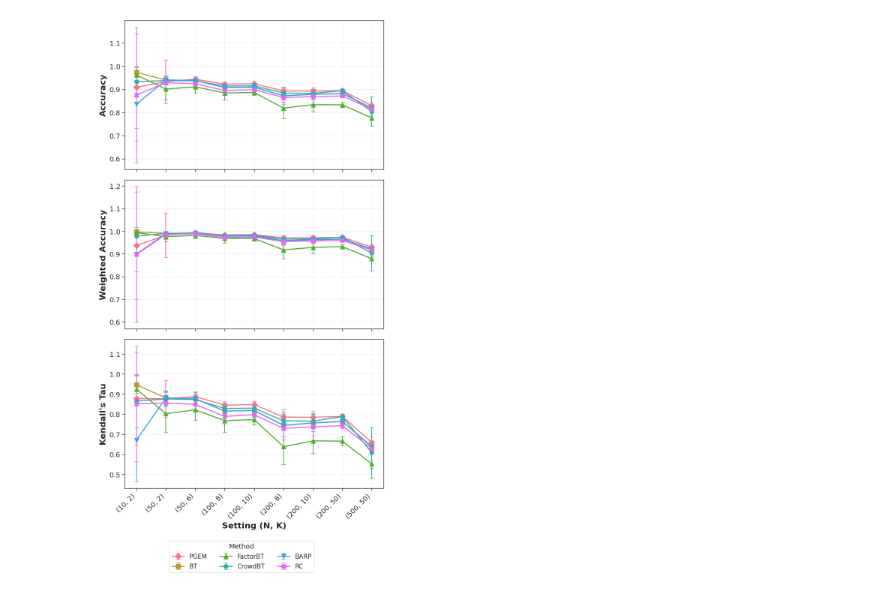
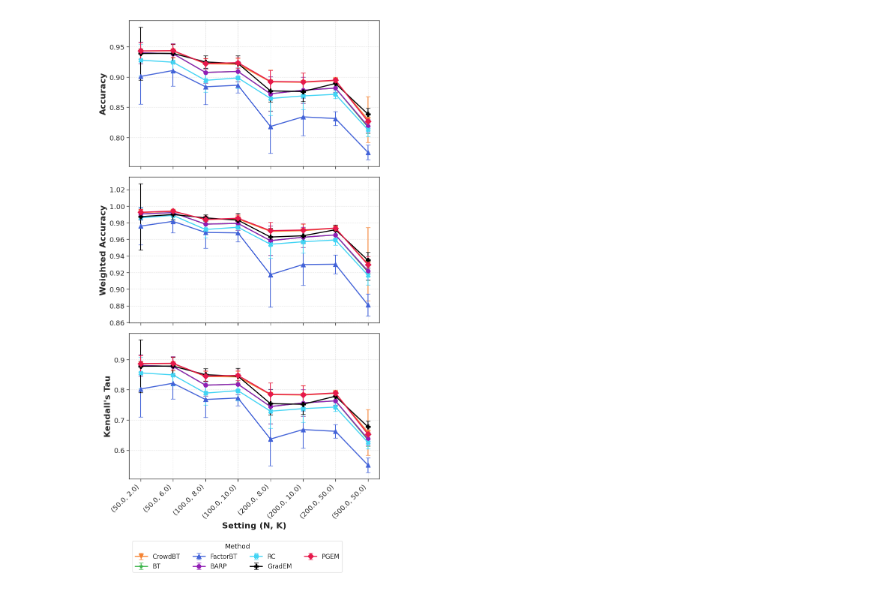
Before and after one commit to KaustubhShejole/PGEM--Spammer-Robust-Crowdsourcing, a Jupyter notebook: synthetic_data/results/plots.ipynb, the cells around one changed output. Drawn from its saved outputs; the diff is of its cells as text; code cells hidden in the pictures.

Commit message:
Added gradient em and synthetic results

```diff
--- a/synthetic_data/results/plots.ipynb
+++ b/synthetic_data/results/plots.ipynb
@@ -106,0 +133,26 @@ for metric in metrics:
+# %%
+import pandas as pd
+df1 = pd.read_csv("other_-1_1_comparison_metrics.csv")
+df2 = pd.read_csv("gradient_-1_1_comparison_metrics.csv")
+
+# Merge column-wise based on keys 'N' and 'K'
+df = pd.merge(df1, df2, on=["N", "K"], how="inner")
+
+# Rename columns
+df.rename(
+    columns={
+        "Grad_acc_mean": "GradEM_acc_mean",
+        "Grad_wacc_mean": "GradEM_wacc_mean",
+        "Grad_tau_mean": "GradEM_tau_mean",
+        "Grad_acc_std": "GradEM_acc_std",
+        "Grad_wacc_std": "GradEM_wacc_std",
+        "Grad_tau_std": "GradEM_tau_std",
+    },
+    inplace=True
+)
+
+# Drop the first row
+df = df.iloc[1:]
+
+# Inspect
+df.head()
@@ -126,10 +186,17 @@ settings_order = df['Setting'].values
 x_indices = np.arange(len(settings_order))
 
 # Define the parameters
-methods = ['PGEM', 'BT', 'FactorBT', 'CrowdBT', 'BARP', 'RC']
+methods = ['CrowdBT',  'BT', 'FactorBT', 'BARP', 'RC','GradEM', 'PGEM']
 metrics = ['acc', 'wacc', 'tau']
-colors = sns.color_palette("husl", len(methods))
-markers = ['D', 's', '^', 'o', 'v', 'X']
+
+# Six distinct high-contrast colors
+colors = ["#F58231" , "#3CB44B", "#4363D8", "#911EB4", "#42D4F4", "#010000", "#E6194B"]
+
+
+
+
+# colors = sns.color_palette("husl", len(methods))
+markers = ['v', '*', '^', 'o', 'X', 'P', 'D']
 
 # Styling
 sns.set_style("ticks")
@@ -161,34 +228,34 @@ for i, metric in enumerate(metrics):
         if i == 0:
             handles.append(line)
             labels.append(method)
 
     # Formatting each subplot
     ax.set_ylabel(title_map.get(metric, metric.upper()), fontsize=16, fontweight='bold')
     ax.grid(True, linestyle='--', alpha=0.5)
 
     # Only show the X-axis labels on the bottom subplot
     if i == 2:
         ax.set_xticks(x_indices)
         ax.set_xticklabels(settings_order, rotation=45, ha='right')
         ax.set_xlabel('Setting (N, K)', fontsize=16, fontweight='bold')
 
 # Add a single legend for the entire figure at the top
 fig.legend(handles, labels, title="Method", loc='upper center',
-           bbox_to_anchor=(0.5, 0), ncol=3,
+           bbox_to_anchor=(0.5, 0), ncol=4,
            fontsize=12, title_fontsize=13, frameon=True)
 
 plt.tight_layout()
 
 os.makedirs("svgs",exist_ok=True)
 os.makedirs("pdfs",exist_ok=True)
 
 # --- SAVING AS SVG AND PDF ---
 # Saving as SVG (Scalable Vector Graphics)
-plt.savefig('svgs/0_1_vertical_metrics_comparison.svg', format='svg', bbox_inches='tight')
+plt.savefig('svgs/-1_1_vertical_metrics_comparison.svg', format='svg', bbox_inches='tight')
 
 # Saving as PDF
-plt.savefig('pdfs/0_1_vertical_metrics_comparison.pdf', format='pdf', bbox_inches='tight')
+plt.savefig('pdfs/-1_1_vertical_metrics_comparison.pdf', format='pdf', bbox_inches='tight')
 
 plt.show()
 # %% [output]
-[figure, old version]
+[figure, new version]
```
Also changed, not shown: parts of 9 cells of this notebook, 27 other files.
